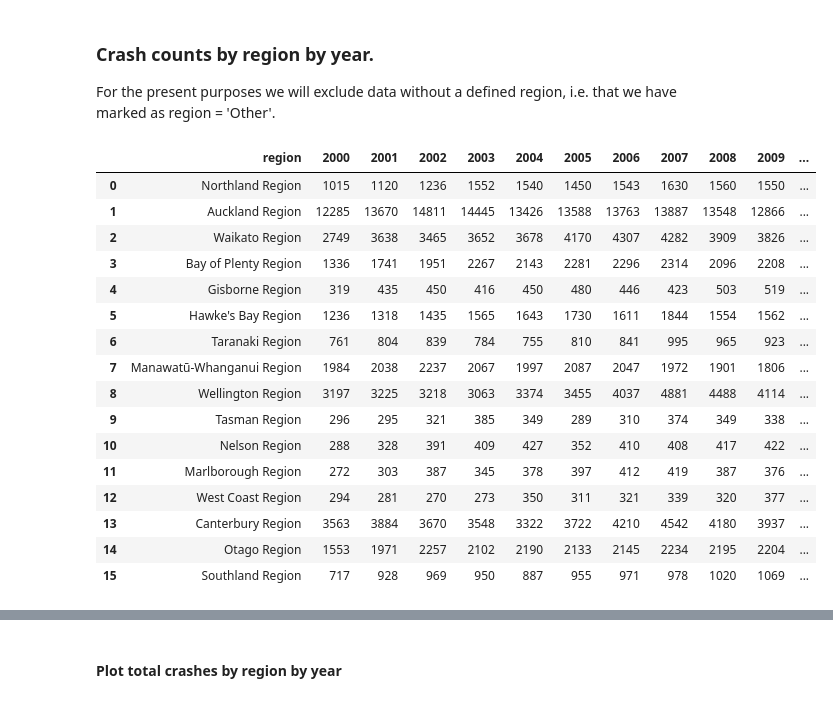
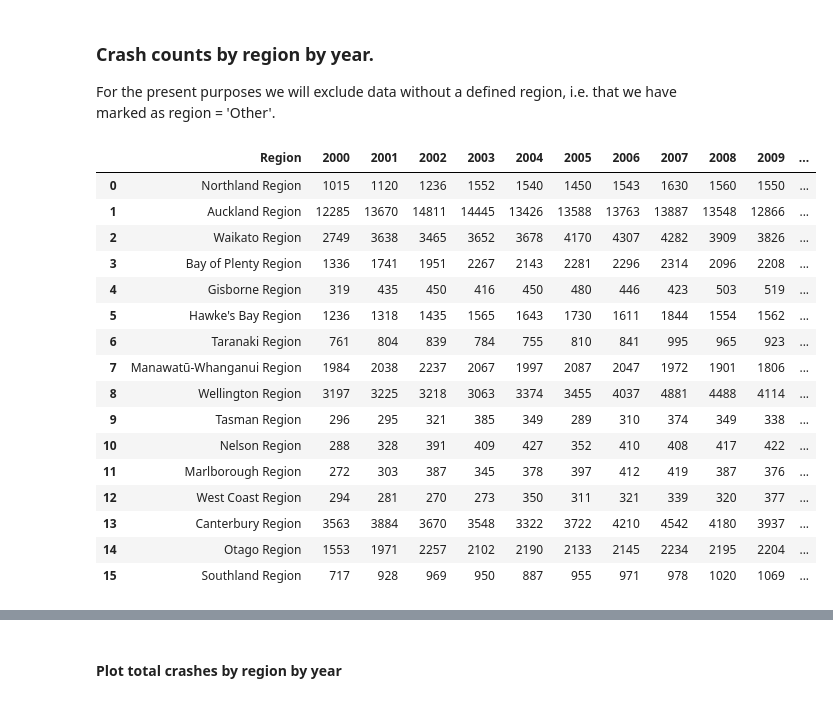
Before and after one commit to melancurion/Traffic_Data_Study, a Jupyter notebook: notebook/Traffic_Data_Analysis.ipynb, the cells around one changed output, grey strips where cells are left out. Drawn from its saved outputs; the diff is of its cells as text; code cells hidden in the pictures.

```diff
--- a/notebook/Traffic_Data_Analysis.ipynb
+++ b/notebook/Traffic_Data_Analysis.ipynb
@@ -327,21 +336,22 @@ For the present purposes we will exclude data without a defined region, i.e. tha
 # %%
 # Create a dataframe that shows the total crashes by year for each region.
 
 crashes_by_region_by_year = pd.DataFrame(
 {'region': ['Northland Region','Auckland Region', 'Waikato Region', 'Bay of Plenty Region', 'Gisborne Region',
                 'Hawke\'s Bay Region', 'Taranaki Region', 'Manawatū-Whanganui Region',
                 'Wellington Region', 'Tasman Region', 'Nelson Region', 'Marlborough Region',
                 'West Coast Region', 'Canterbury Region', 'Otago Region', 'Southland Region']})
 
 for i in range(df['crashYear'].min(), df['crashYear'].max()):
     x = pd.DataFrame(df[df['crashYear'] == i]['region'].value_counts().rename(str(i), inplace=True))
     x.reset_index(inplace=True)
     x.rename(columns={"index":"region"}, inplace=True)
     crashes_by_region_by_year = crashes_by_region_by_year.merge(x, how='left', on='region')
 
+crashes_by_region_by_year.rename(columns={"region":"Region"}, inplace=True)
 crashes_by_region_by_year
 # %% [output]
-|  | region | 2000 | 2001 | 2002 | 2003 | 2004 | 2005 | 2006 | 2007 | 2008 | 2009 | ... |
+|  | Region | 2000 | 2001 | 2002 | 2003 | 2004 | 2005 | 2006 | 2007 | 2008 | 2009 | ... |
 | 0 | Northland Region | 1015 | 1120 | 1236 | 1552 | 1540 | 1450 | 1543 | 1630 | 1560 | 1550 | ... |
 | 1 | Auckland Region | 12285 | 13670 | 14811 | 14445 | 13426 | 13588 | 13763 | 13887 | 13548 | 12866 | ... |
 | 2 | Waikato Region | 2749 | 3638 | 3465 | 3652 | 3678 | 4170 | 4307 | 4282 | 3909 | 3826 | ... |
```
Also changed, not shown: parts of 37 cells of this notebook, 6 other files.
